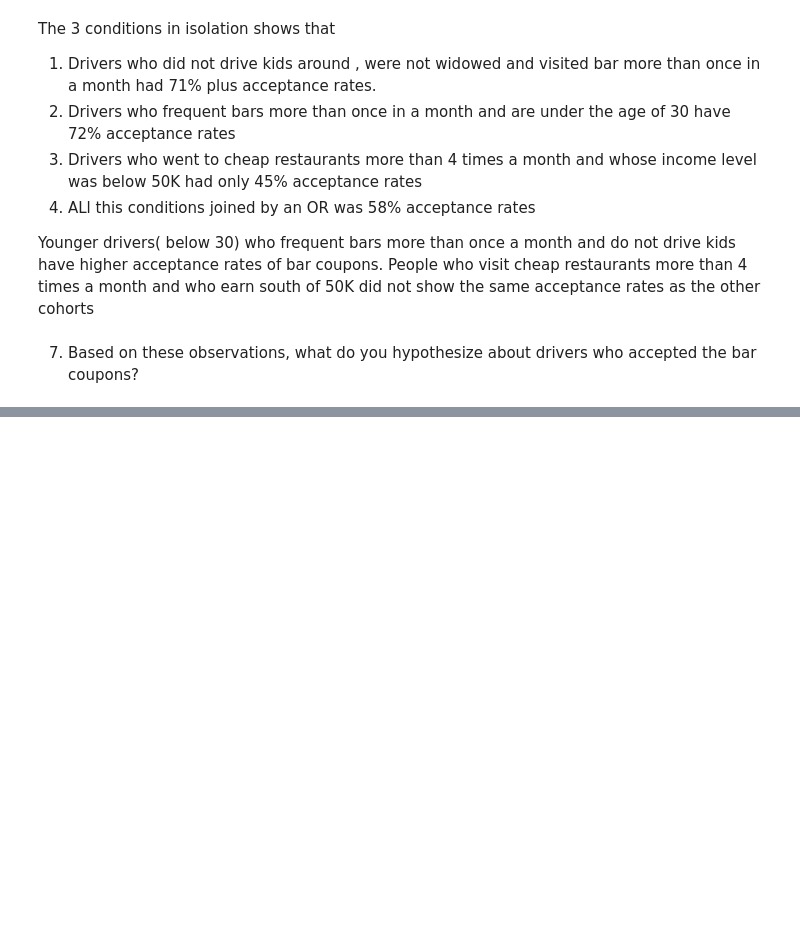
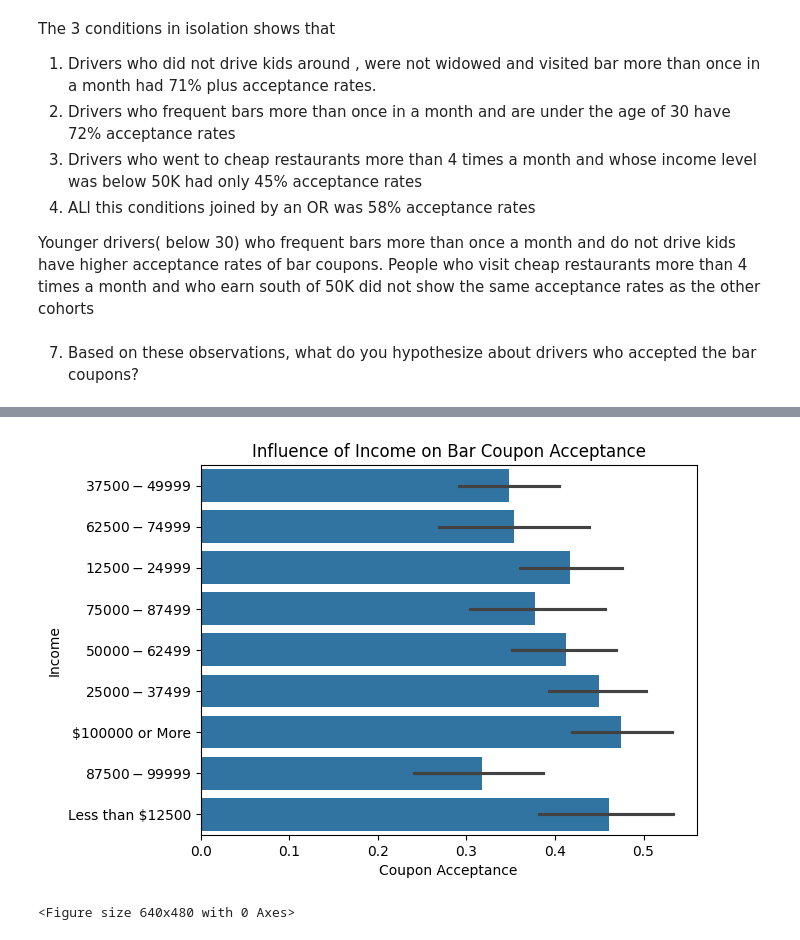
Before and after one commit to HariHebb/Practical-Application-Mod-5, a Jupyter notebook: prompt.ipynb, the cells around one changed output, grey strips where cells are left out. Drawn from its saved outputs; the diff is of its cells as text; code cells hidden in the pictures; blank space fills up the shorter version.

Commit message:
Added a few more plots and code changes to save the images in a different folder

```diff
--- a/prompt.ipynb
+++ b/prompt.ipynb
@@ -445,0 +455,10 @@ plt.show()
+# %%
+sns.barplot(data=data_cleansed_bar_only,x="Y",y="income")
+plt.xlabel("Coupon Acceptance")
+plt.ylabel("Income")
+plt.title("Influence of Income on Bar Coupon Acceptance")
+plt.show()
+plt.savefig("images/CouponAcceptancebyIncome")
+# %% [output]
+[figure, added]
+<Figure size 640x480 with 0 Axes>
```
Also changed, not shown: parts of 17 cells of this notebook.
